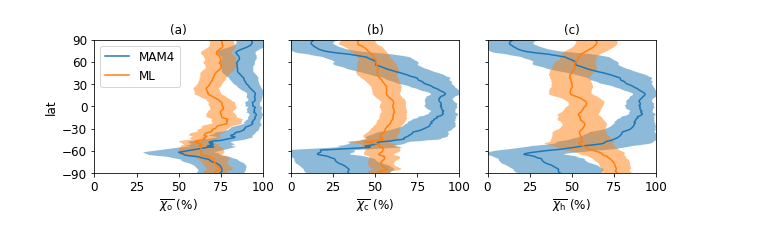
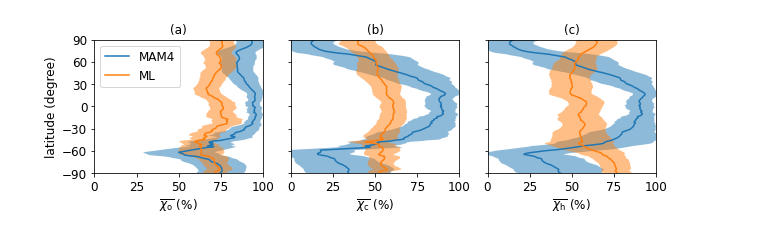
Before and after one commit to zhonghua-zheng/code_ms_ml_mam4, a Jupyter notebook: 3_analysis/fig5_lat_chi.ipynb, the cells around one changed output. Drawn from its saved outputs; the diff is of its cells as text; code cells hidden in the pictures.

```diff
--- a/3_analysis/fig5_lat_chi.ipynb
+++ b/3_analysis/fig5_lat_chi.ipynb
@@ -30,9 +30,9 @@ file_path["diff"] = "/data/keeling/a/zzheng25/d/mam4_paper_data/chi_only/mam4_mi
 mask_path = "/data/keeling/a/zzheng25/d/mam4_paper_data/chi_only/mask/"
 
 name_ls = {}
-name_ls["chi_h"]=r'$\overline{\chi_{\rm{h}}}$ (%)'
-name_ls["chi_b"]=r'$\overline{\chi_{\rm{o}}}$ (%)'
-name_ls["chi_c"]=r'$\overline{\chi_{\rm{c}}}$ (%)'
+name_ls["chi_h"]=r'$\overline{\chi_{\mathrm{h}}}$ (%)'
+name_ls["chi_b"]=r'$\overline{\chi_{\mathrm{o}}}$ (%)'
+name_ls["chi_c"]=r'$\overline{\chi_{\mathrm{c}}}$ (%)'
 
 char_ls="abcdefghijklmnop"
 
@@ -54,32 +54,32 @@ for chi in chi_ls:
     ML = open_nc(file_path["ML"]+str(year)+"_"+chi+"_mean.nc",scale=100.0)[chi]\
           .where(mask).mean(dim="lon").to_dataframe()\
           .reset_index().dropna()[["lat",chi]]
 
     MAM4_std = open_nc(file_path["MAM4"]+str(year)+"_"+chi+"_std.nc",scale=100.0)[chi]\
           .where(mask).mean(dim="lon").to_dataframe()\
           .reset_index().dropna()[["lat",chi]]
     ML_std = open_nc(file_path["ML"]+str(year)+"_"+chi+"_std.nc",scale=100.0)[chi]\
           .where(mask).mean(dim="lon").to_dataframe()\
           .reset_index().dropna()[["lat",chi]]
 
     ax.plot(MAM4[chi],MAM4["lat"],label="MAM4")
     ax.fill_betweenx(MAM4["lat"], MAM4[chi]-MAM4_std[chi], MAM4[chi]+MAM4_std[chi],alpha=0.5)
 
     ax.plot(ML[chi],ML["lat"],label="ML")
     ax.fill_betweenx(ML["lat"], ML[chi]-ML_std[chi], ML[chi]+ML_std[chi],alpha=0.5)
     ax.set_yticks([-90,-60,-30,0,30,60,90])
     if chi=="chi_b":
         plt.legend()
-        ax.set_ylabel("lat")
+        ax.set_ylabel("latitude (degree)")
     else:
         ax.set_yticklabels([])
     ax.set_xlim(0,100)
     ax.set_ylim(-90,90)
     ax.set_xlabel(name_ls[chi])
     ax.set_title(title_ls[i-1])
     i+=1
 plt.tight_layout()
 fig.savefig("../figures/lat_chi.pdf")
 plt.show()
 # %% [output]
-[figure, old version]
+[figure, new version]
```
Also changed, not shown: 2 other files.
